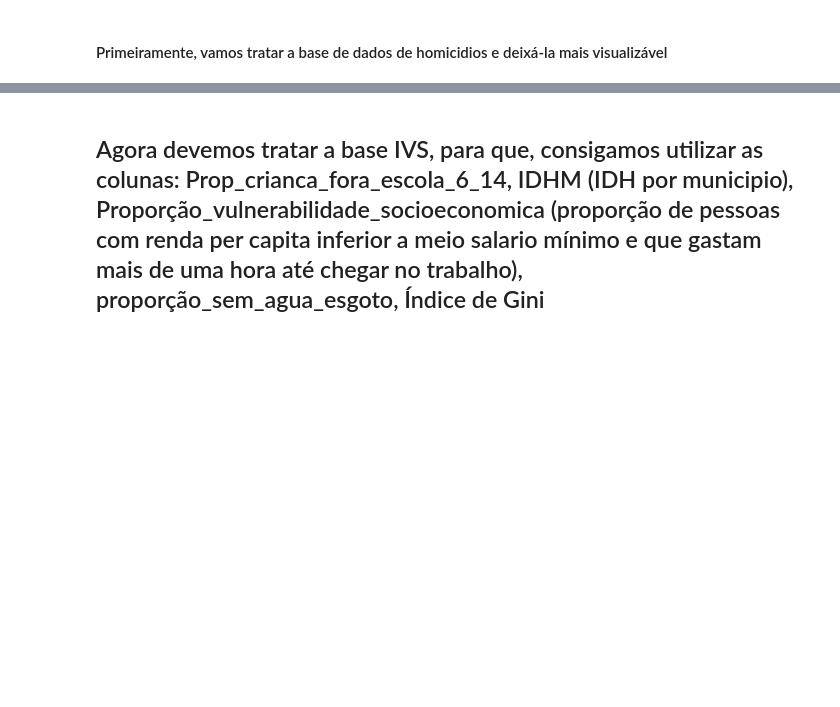
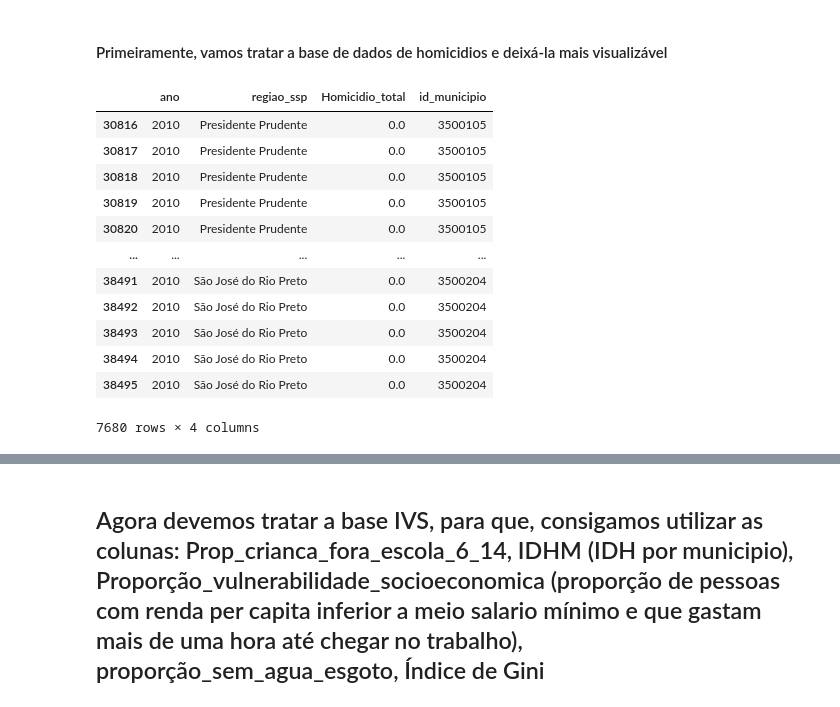
Before and after one commit to felipebns/P2_Cdados, a Jupyter notebook: p2_cdados.ipynb, the cells around one changed output, grey strips where cells are left out. Saved outputs shown, nothing was run; the diff lists cells and outputs as text; code cells hidden in the pictures; blank space fills up the shorter version.

```diff
--- a/p2_cdados.ipynb
+++ b/p2_cdados.ipynb
@@ -65,3 +65,19 @@ homicidio_filtrado = homicidio.loc[:,('ano', 'regiao_ssp', 'Homicidio_total')] #
+# %%
+homicidio_filtrado
+# %% [output]
+|  | ano | regiao_ssp | Homicidio_total | id_municipio |
+| 30816 | 2010 | Presidente Prudente | 0.0 | 3500105 |
+| 30817 | 2010 | Presidente Prudente | 0.0 | 3500105 |
+| 30818 | 2010 | Presidente Prudente | 0.0 | 3500105 |
+| 30819 | 2010 | Presidente Prudente | 0.0 | 3500105 |
+| 30820 | 2010 | Presidente Prudente | 0.0 | 3500105 |
+| ... | ... | ... | ... | ... |
+| 38491 | 2010 | São José do Rio Preto | 0.0 | 3500204 |
+| 38492 | 2010 | São José do Rio Preto | 0.0 | 3500204 |
+| 38493 | 2010 | São José do Rio Preto | 0.0 | 3500204 |
+| 38494 | 2010 | São José do Rio Preto | 0.0 | 3500204 |
+| 38495 | 2010 | São José do Rio Preto | 0.0 | 3500204 |
+7680 rows × 4 columns
 # %%
 homicidio_filtrado
 # %% [output]
```
Also changed, not shown: parts of 7 cells of this notebook.
